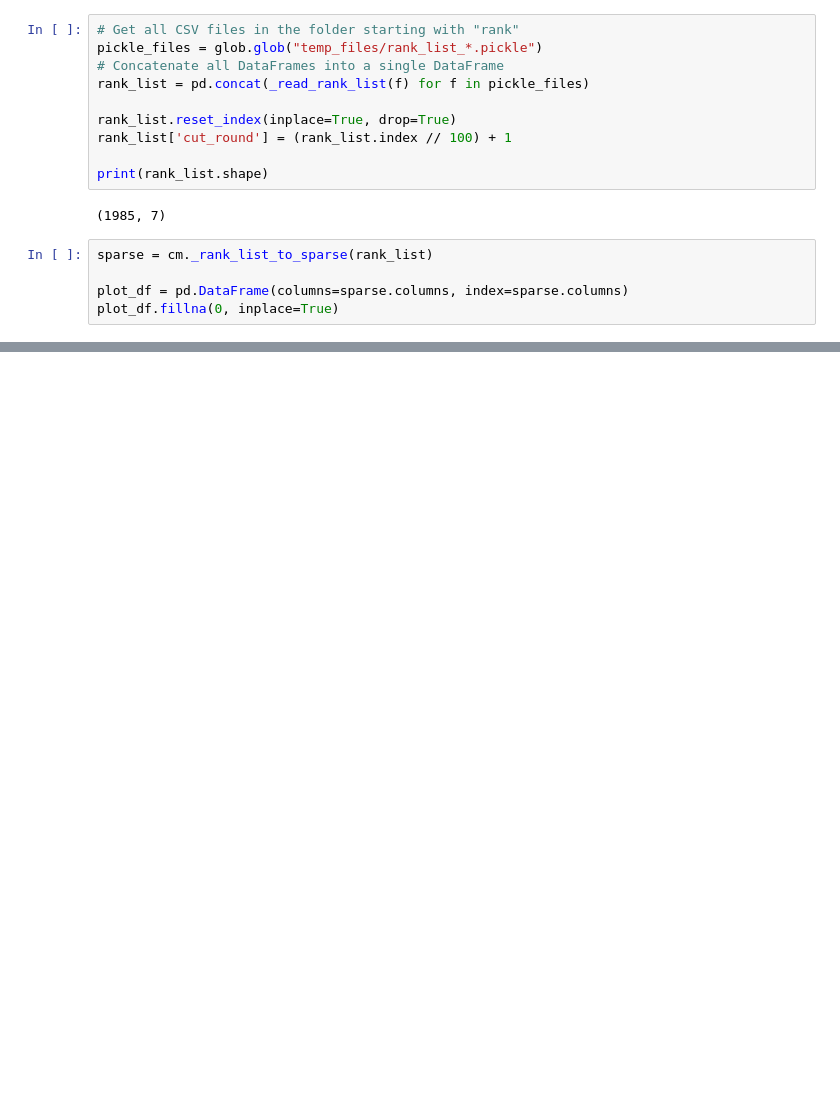
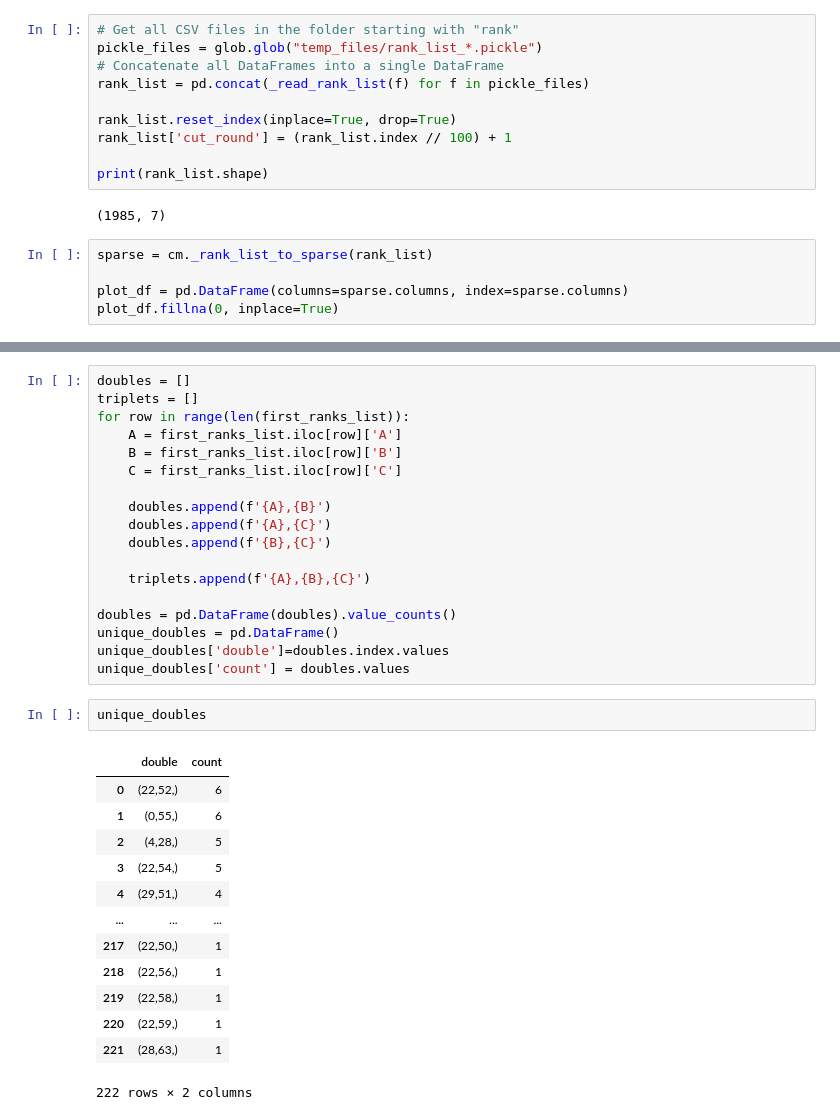
Before and after one commit to costasmexis/SDPCutSel, a Jupyter notebook: studyResults.ipynb, the cells around one changed output, grey strips where cells are left out. Cells and saved outputs as stored; diff of their text form; blank space fills up the shorter version.

```diff
--- a/studyResults.ipynb
+++ b/studyResults.ipynb
@@ -146,0 +175,34 @@ df
+# %%
+doubles = []
+triplets = []
+for row in range(len(first_ranks_list)):
+    A = first_ranks_list.iloc[row]['A']
+    B = first_ranks_list.iloc[row]['B']
+    C = first_ranks_list.iloc[row]['C']
+
+    doubles.append(f'{A},{B}')
+    doubles.append(f'{A},{C}')
+    doubles.append(f'{B},{C}')
+
+    triplets.append(f'{A},{B},{C}')
+
+doubles = pd.DataFrame(doubles).value_counts()
+unique_doubles = pd.DataFrame()
+unique_doubles['double']=doubles.index.values
+unique_doubles['count'] = doubles.values
+# %%
+unique_doubles
+# %% [output]
+|  | double | count |
+| 0 | (22,52,) | 6 |
+| 1 | (0,55,) | 6 |
+| 2 | (4,28,) | 5 |
+| 3 | (22,54,) | 5 |
+| 4 | (29,51,) | 4 |
+| ... | ... | ... |
+| 217 | (22,50,) | 1 |
+| 218 | (22,56,) | 1 |
+| 219 | (22,58,) | 1 |
+| 220 | (22,59,) | 1 |
+| 221 | (28,63,) | 1 |
+222 rows × 2 columns
```
Also changed, not shown: parts of 12 cells of this notebook, 10 other files.
